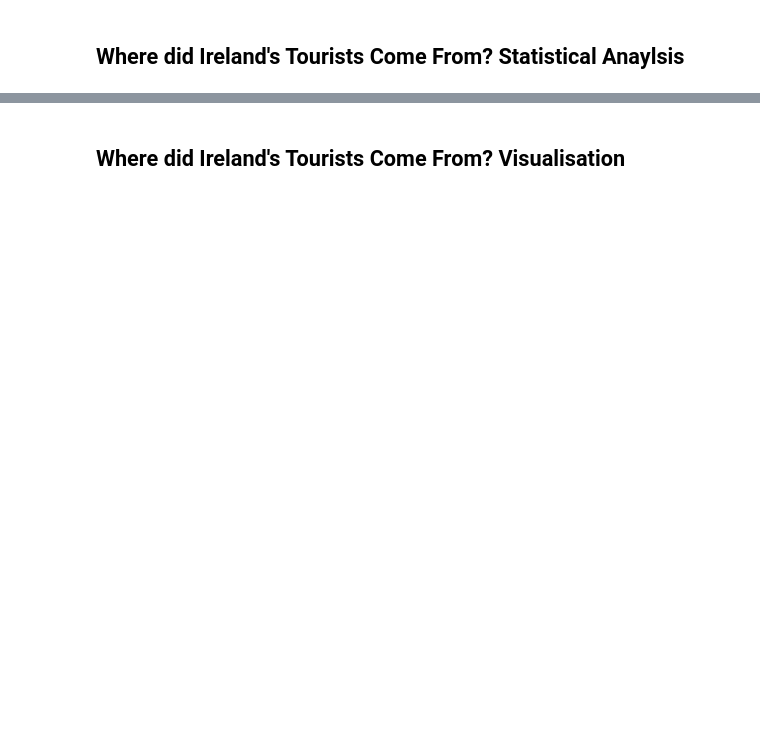
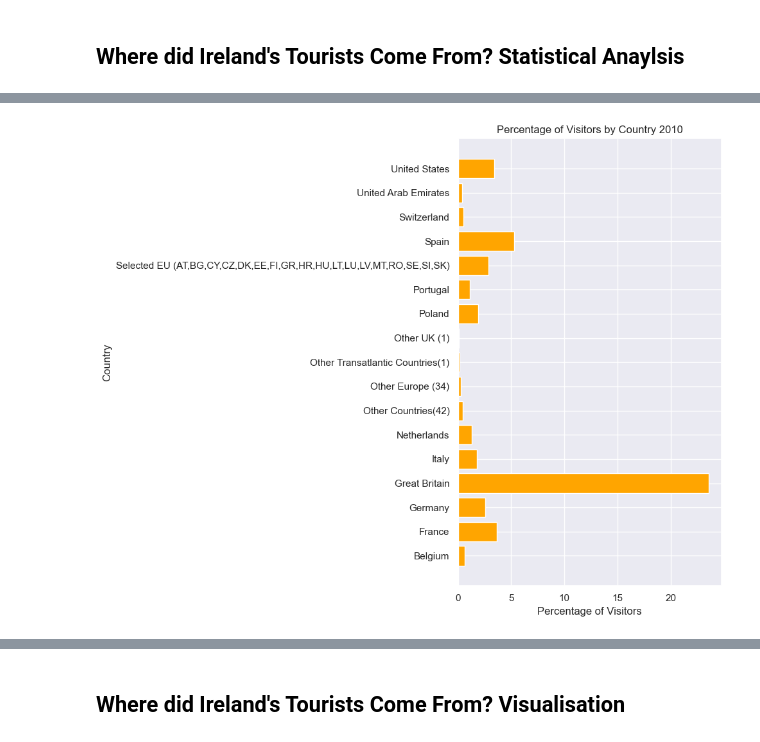
Before and after one commit to CoreyLouiseHughes/CA1_Tourism_CoreyHughes, a Jupyter notebook: Tourism_CA1.ipynb, the cells around one changed output, grey strips where cells are left out. Cells and saved outputs as stored; diff of their text form; code cells hidden in the pictures; blank space fills up the shorter version.

```diff
--- a/Tourism_CA1.ipynb
+++ b/Tourism_CA1.ipynb
@@ -207,0 +263,18 @@ plt.show()
+# %%
+# Filter the DataFrame for the desired year (e.g., 2023)
+df_10 = df[df['Year'] == 2010]
+
+# Group by 'Country' and calculate the sum of 'Value' for each country
+country_visitors = df_10.groupby('Country')['VALUE'].sum()
+
+# Calculate the total number of visitors
+total_visitors = country_visitors.sum()
+
+# Calculate the percentage of visitors for each country
+country_percentages = (country_visitors / total_visitors) * 100
+
+# Create a new DataFrame to store the results
+result_df_10 = pd.DataFrame({'Country': country_percentages.index, 'Percentage of Visitors': country_percentages.values})
+
+# Display the result
+print(result_df_10)
@@ -207,0 +301,15 @@ plt.show()
+# %%
+# removing all countries as skews data
+df_filtered = result_df_10[result_df_10['Country'] != 'All countries']
+
+
+# Plotting the horizontal bar plot
+plt.figure(figsize=(10, 8))
+plt.barh(df_filtered['Country'], df_filtered['Percentage of Visitors'], color='orange',)
+plt.xlabel('Percentage of Visitors')
+plt.ylabel('Country')
+plt.title('Percentage of Visitors by Country 2010')
+plt.tight_layout()
+plt.show()
+# %% [output]
+[figure, added]
```
Also changed, not shown: parts of 12 cells of this notebook.
